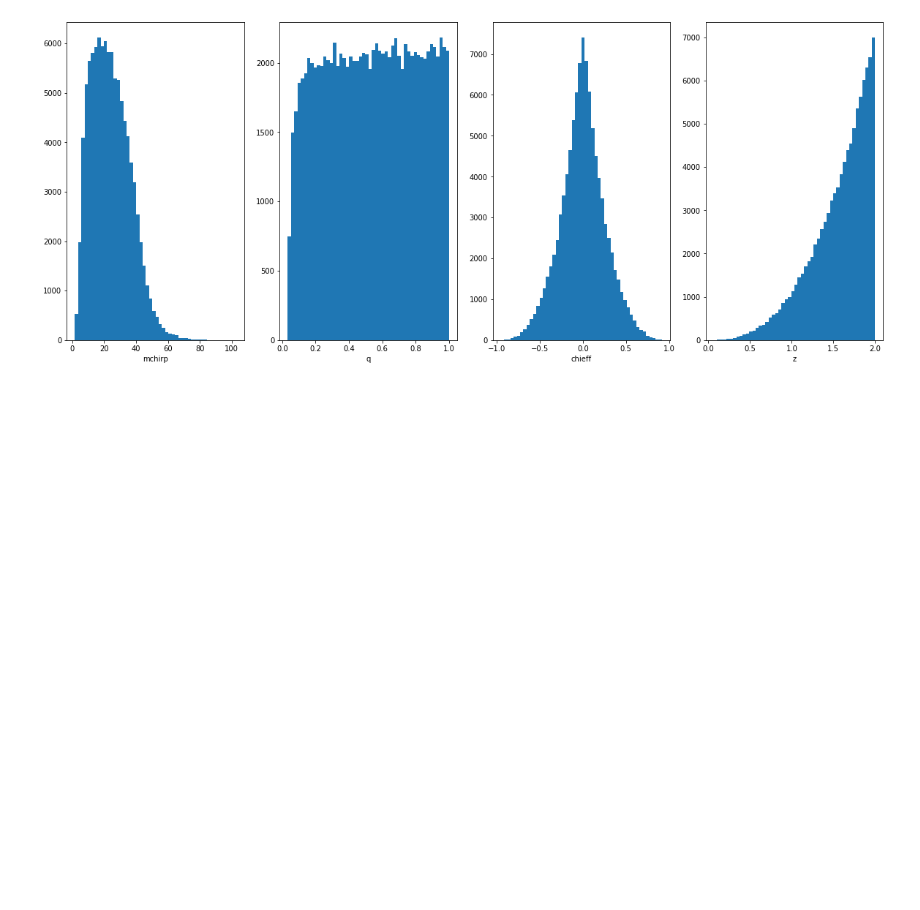
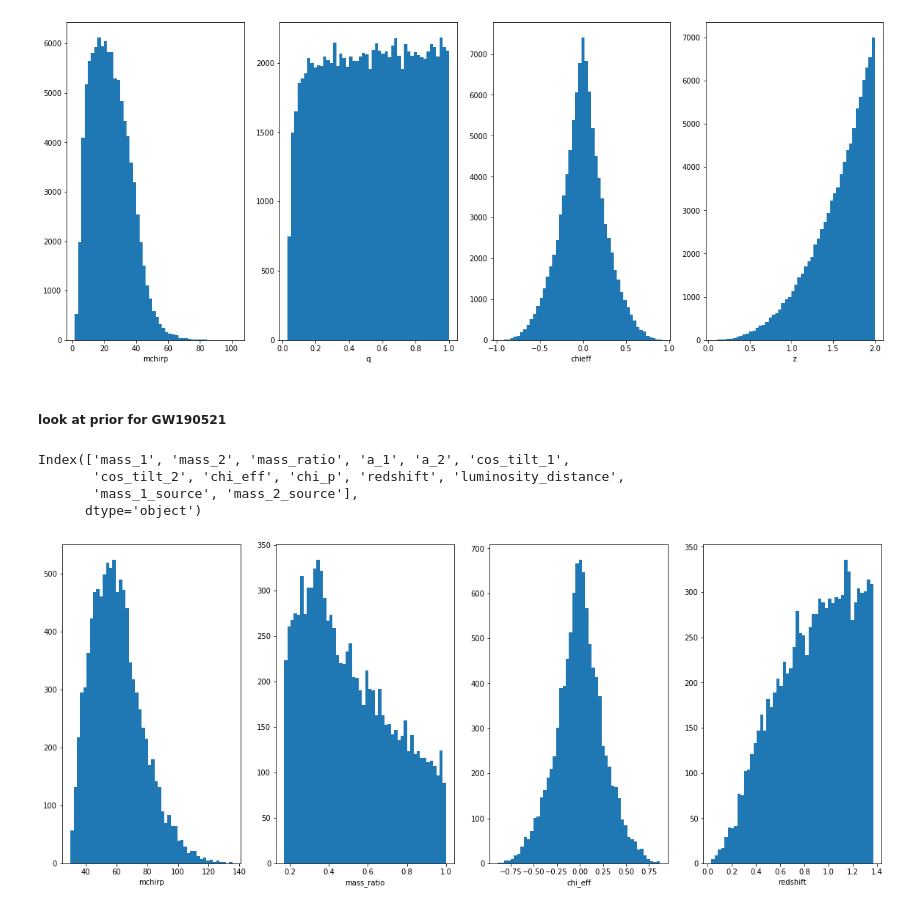
Before and after one commit to michaelzevin/model_selection, a Jupyter notebook: notebooks/process_GWTC_data.ipynb, the cells around one changed output. Saved outputs shown, nothing was run; the diff lists cells and outputs as text; code cells hidden in the pictures; blank space fills up the shorter version.

```diff
--- a/notebooks/process_GWTC_data.ipynb
+++ b/notebooks/process_GWTC_data.ipynb
@@ -222,3 +218,25 @@ for param, ax in zip(['mchirp','q','chieff','z'], axs):
 [figure]
 # %%
 df.to_hdf(os.path.join(output_directory, 'LVC_prior.hdf5'), key='samples')
+# %% [markdown]
+##### look at prior for GW190521
+# %%
+f = h5py.File('/Users/michaelzevin/research/ligo/catalogs/PE/GWTC-2_sample_release/GW190521.h5')
+post = pd.read_hdf('/Users/michaelzevin/research/ligo/catalogs/PE/GWTC-2_sample_release/GW190521.h5', key='PublicationSamples/posterior_samples')
+prior = pd.DataFrame(np.load('/Users/michaelzevin/research/ligo/catalogs/PE/GWTC-2_sample_release/GW190521_prior.npy'))
+# %%
+prior.keys()
+# %% [output]
+Index(['mass_1', 'mass_2', 'mass_ratio', 'a_1', 'a_2', 'cos_tilt_1',
+       'cos_tilt_2', 'chi_eff', 'chi_p', 'redshift', 'luminosity_distance',
+       'mass_1_source', 'mass_2_source'],
+      dtype='object')
+# %%
+prior['mchirp'] = m1m2_to_mchirp(prior['mass_1_source'], prior['mass_2_source'])
+# %%
+fig, axs = plt.subplots(1,4, figsize=(20,8))
+for param, ax in zip(['mchirp','mass_ratio','chi_eff','redshift'], axs):
+    _ = ax.hist(prior[param], bins=50)
+    ax.set_xlabel(param)
+# %% [output]
+[figure, added]
```
Also changed, not shown: parts of 1 cell of this notebook, 3 other files.
